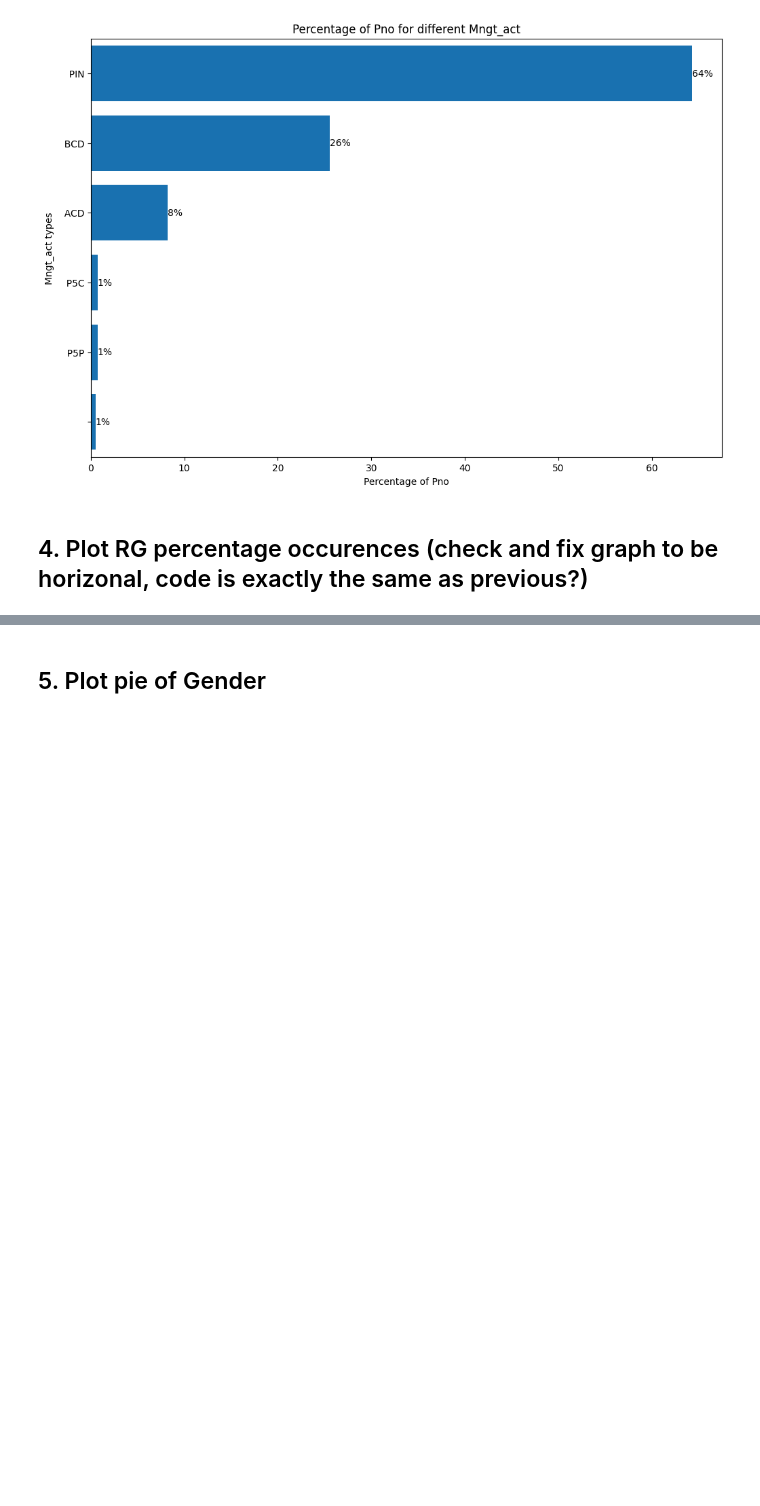
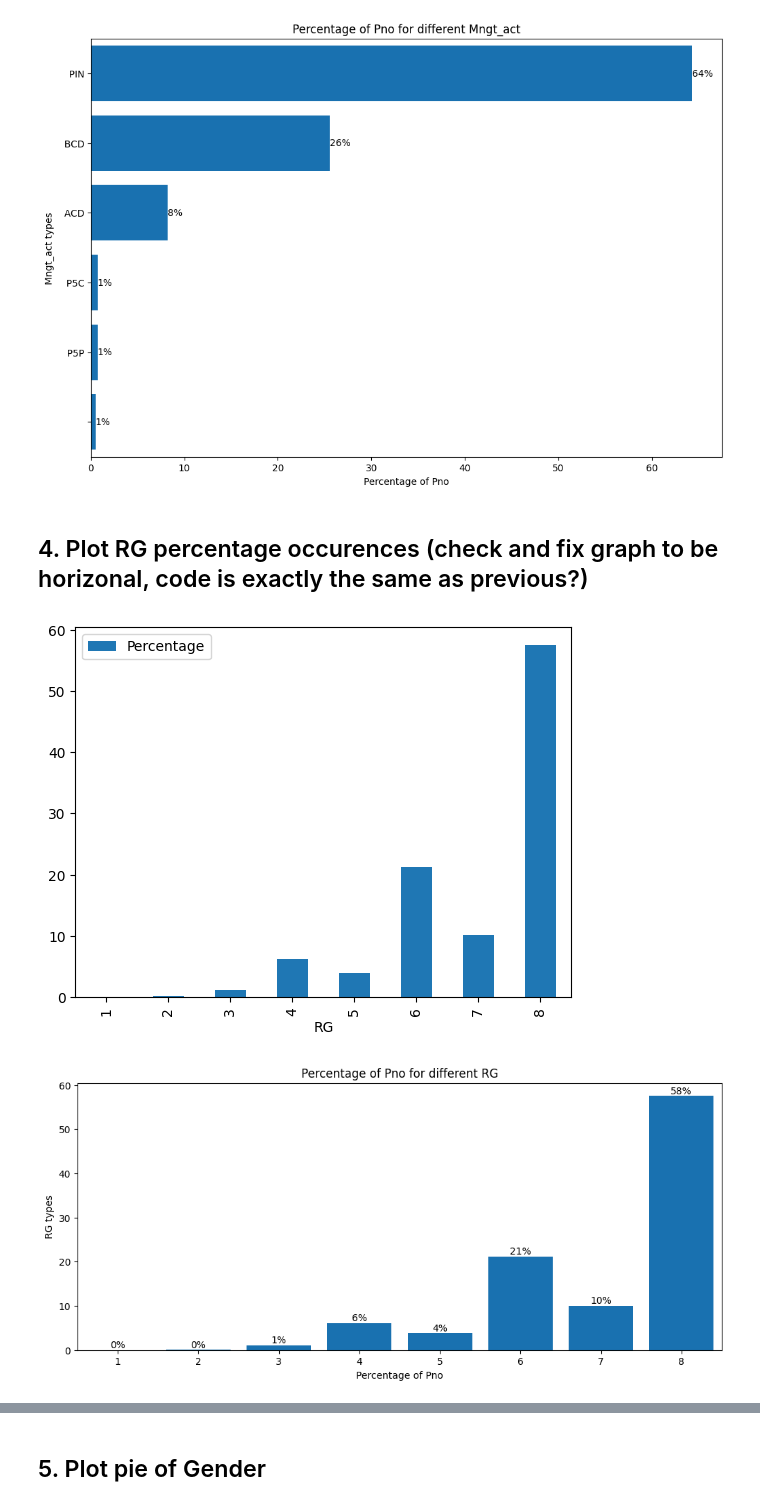
Before and after one commit to JacquesVermaak96/case-study, a Jupyter notebook: case_study_notebook 4 1 copy.ipynb, the cells around one changed output, grey strips where cells are left out. Saved outputs shown, nothing was run; the diff lists cells and outputs as text; code cells hidden in the pictures; blank space fills up the shorter version.

```diff
--- a/case_study_notebook 4 1 copy.ipynb
+++ b/case_study_notebook 4 1 copy.ipynb
@@ -573,6 +589,31 @@ plt.show()
 [figure]
 # %% [markdown]
 ## 4. Plot RG percentage occurences (check and fix graph to be horizonal, code is exactly the same as previous?)
+# %%
+rg_counts = topcover_data['RG'].value_counts()
+total_rg_count = rg_counts.sum()
+
+rg_counts.loc[1] = 0
+rg_counts = rg_counts.sort_index()
+df_rg_counts = pd.DataFrame(rg_counts)
+
+df_rg_counts['Percentage'] = df_rg_counts['count']/total_rg_count * 100
+
+
+df_rg_counts['Percentage'].plot(kind='bar', legend=True,)
+
+
+plt.figure(figsize=(12, 5))
+ax = sns.barplot(data=df_rg_counts, y='Percentage', x='RG', color='#0075C9') # # change to 'count' otherwise
+for container in ax.containers: # Annotate the bars with the percentage values
+    ax.bar_label(container, fmt='%.0f%%', label_type='edge')
+plt.title('Percentage of Pno for different RG')
+plt.xlabel('Percentage of Pno')
+plt.ylabel('RG types')
+plt.show()
+# %% [output]
+[figure, added]
+[figure, added]
 # %%
 # Group -> rename -> sort
 count_df = topcover_data.groupby('RG')['Pno'].count().reset_index()
```
Also changed, not shown: parts of 11 cells of this notebook.
